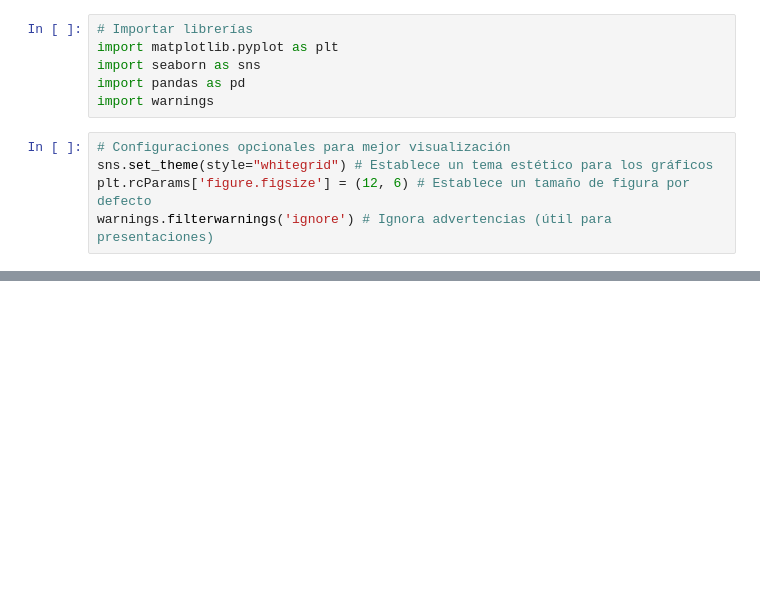
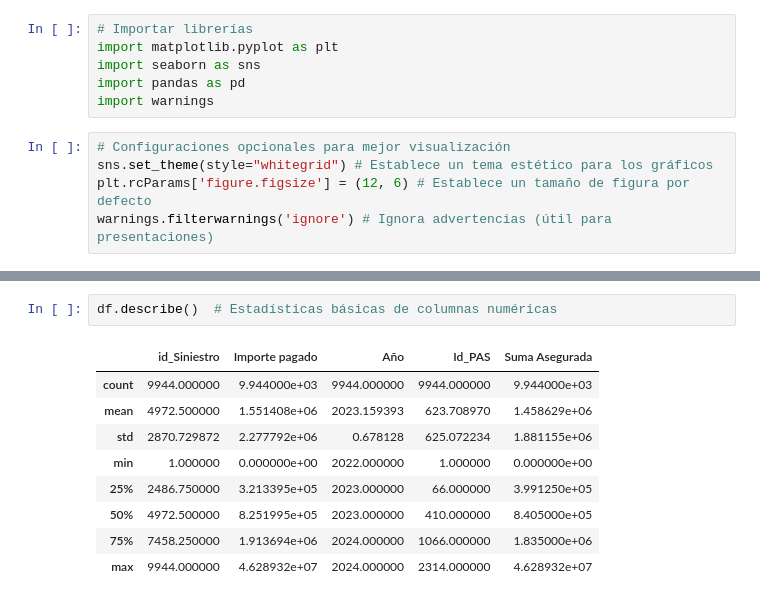
Before and after one commit to soledad-villarrubia/Data_Sciense_1, a Jupyter notebook: Proyecto_Final_CODERHOUSE.ipynb, the cells around one changed output, grey strips where cells are left out. Drawn from its saved outputs; the diff is of its cells as text; blank space fills up the shorter version.

```diff
--- a/Proyecto_Final_CODERHOUSE.ipynb
+++ b/Proyecto_Final_CODERHOUSE.ipynb
@@ -40,0 +39,12 @@ df.head()# Muestra las primeras 5 filas
+# %%
+df.describe()  # Estadísticas básicas de columnas numéricas
+# %% [output]
+|  | id_Siniestro | Importe pagado | Año | Id_PAS | Suma Asegurada |
+| count | 9944.000000 | 9.944000e+03 | 9944.000000 | 9944.000000 | 9.944000e+03 |
+| mean | 4972.500000 | 1.551408e+06 | 2023.159393 | 623.708970 | 1.458629e+06 |
+| std | 2870.729872 | 2.277792e+06 | 0.678128 | 625.072234 | 1.881155e+06 |
+| min | 1.000000 | 0.000000e+00 | 2022.000000 | 1.000000 | 0.000000e+00 |
+| 25% | 2486.750000 | 3.213395e+05 | 2023.000000 | 66.000000 | 3.991250e+05 |
+| 50% | 4972.500000 | 8.251995e+05 | 2023.000000 | 410.000000 | 8.405000e+05 |
+| 75% | 7458.250000 | 1.913694e+06 | 2024.000000 | 1066.000000 | 1.835000e+06 |
+| max | 9944.000000 | 4.628932e+07 | 2024.000000 | 2314.000000 | 4.628932e+07 |
```
Also changed, not shown: parts of 9 cells of this notebook.
